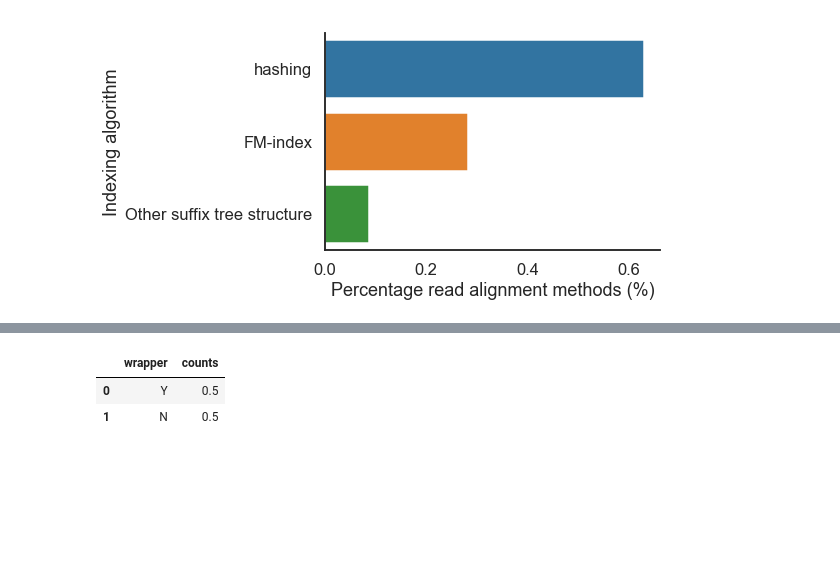
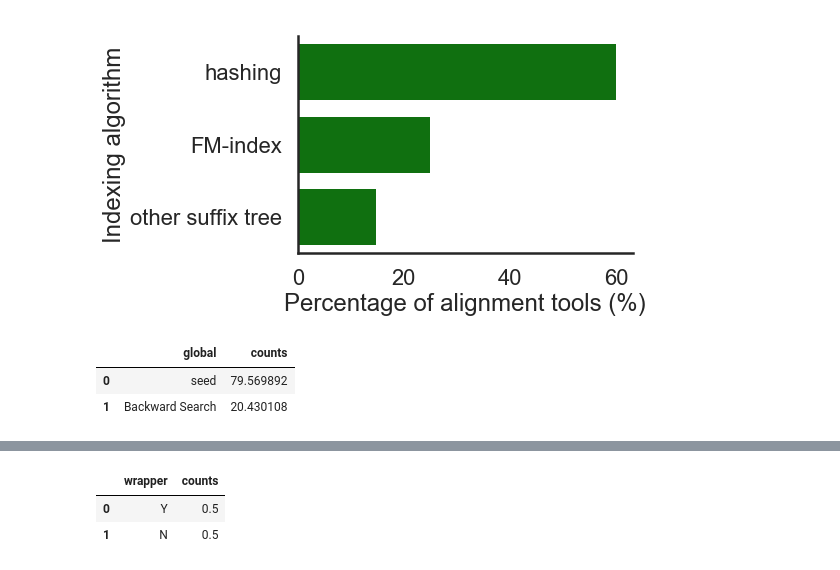
Before and after one commit to Mangul-Lab-USC/technology.dictates.algorithms, a Jupyter notebook: figure1.ipynb, the cells around one changed output, grey strips where cells are left out. Saved outputs shown, nothing was run; the diff lists cells and outputs as text; code cells hidden in the pictures; blank space fills up the shorter version.

Commit message:
work on figure2 and 2

```diff
--- a/figure1.ipynb
+++ b/figure1.ipynb
@@ -13,0 +52,13 @@ data.head()
+# %%
+import matplotlib.pyplot as plt
+import seaborn as sns
+
+clrs = ['green']
+
+g=sns.set_style("white")
+g=sns.set_context("poster")
+g=sns.barplot(x="counts", y="local", data=data_local,palette=clrs)
+g.set(xlabel='Percentage of alignment tools (%)', ylabel='Indexing algorithm')
+g=sns.despine()
+#plt.show(g)
+plt.savefig("Figure_1_panels/global_barplot.png", bbox_inches='tight')
@@ -27,10 +81,11 @@ data_technology.head()
 # %%
 import matplotlib.pyplot as plt
 import seaborn as sns
+clrs = ['green']
 g=sns.set_style("white")
-g=sns.set_context("talk")
-g=sns.barplot(x="counts", y="technology", data=data_technology)
-g.set(xlabel='Percentage read alignment methods (%)', ylabel='Domain')
+g=sns.set_context("poster")
+g=sns.barplot(x="counts", y="technology", data=data_technology,palette=clrs)
+g.set(xlabel='Percentage of alignment tools (%)', ylabel='Domain')
 g=sns.despine()
 #plt.show(g)
 plt.savefig("Figure_1_panels/technology_barplot.png", bbox_inches='tight')
@@ -39,8 +94,8 @@ plt.savefig("Figure_1_panels/technology_barplot.png", bbox_inches='tight')
 # %%
 def f(x):
-  if x['index'] == 'hashing': return 'hashing'
-  elif x['index'] == 'BWT-FM': return 'FM-index'
-  else: return 'Other suffix tree structure'
+  if x['Indexing_algorithm'] == 'hashing': return 'hashing'
+  elif x['Indexing_algorithm'] == 'BWT-FM': return 'FM-index'
+  else: return 'other suffix tree'
 
 data['index2'] = data.apply(f, axis=1)
 data.head()
@@ -56,4 +112,5 @@ value_counts=data['index2'].value_counts(normalize=True)
 data_index = pd.DataFrame(value_counts)
 data_index = data_index.reset_index()
 data_index.columns = ['index', 'counts'] # change column names
+data_index['counts']=data_index['counts']*100
 data_index.head()
@@ -95,12 +117,24 @@ data_BS.head()
 # %%
 import matplotlib.pyplot as plt
 import seaborn as sns
+clrs = ['green']
 g=sns.set_style("white")
-g=sns.set_context("talk")
-g=sns.barplot(x="counts", y="index", data=data_index)
-g.set(xlabel='Percentage read alignment methods (%)', ylabel='Indexing algorithm')
+g=sns.set_context("poster")
+g=sns.barplot(x="counts", y="index", data=data_index,palette=clrs)
+g.set(xlabel='Percentage of alignment tools (%)', ylabel='Indexing algorithm')
 g=sns.despine()
 #plt.show(g)
 plt.savefig("Figure_1_panels/index_barplot.png", bbox_inches='tight')
 # %% [output]
-[figure, old version]
+[figure, new version]
+# %%
+value_counts=data['global_alignment_algorithm'].value_counts(normalize=True)
+data_global = pd.DataFrame(value_counts)
+data_global = data_global.reset_index()
+data_global.columns = ['global', 'counts'] # change column names
+data_global['counts']=data_global['counts']*100
+data_global.head()
+# %% [output]
+|  | global | counts |
+| 0 | seed | 79.569892 |
+| 1 | Backward Search | 20.430108 |
```
Also changed, not shown: parts of 63 cells of this notebook, 38 other files.
